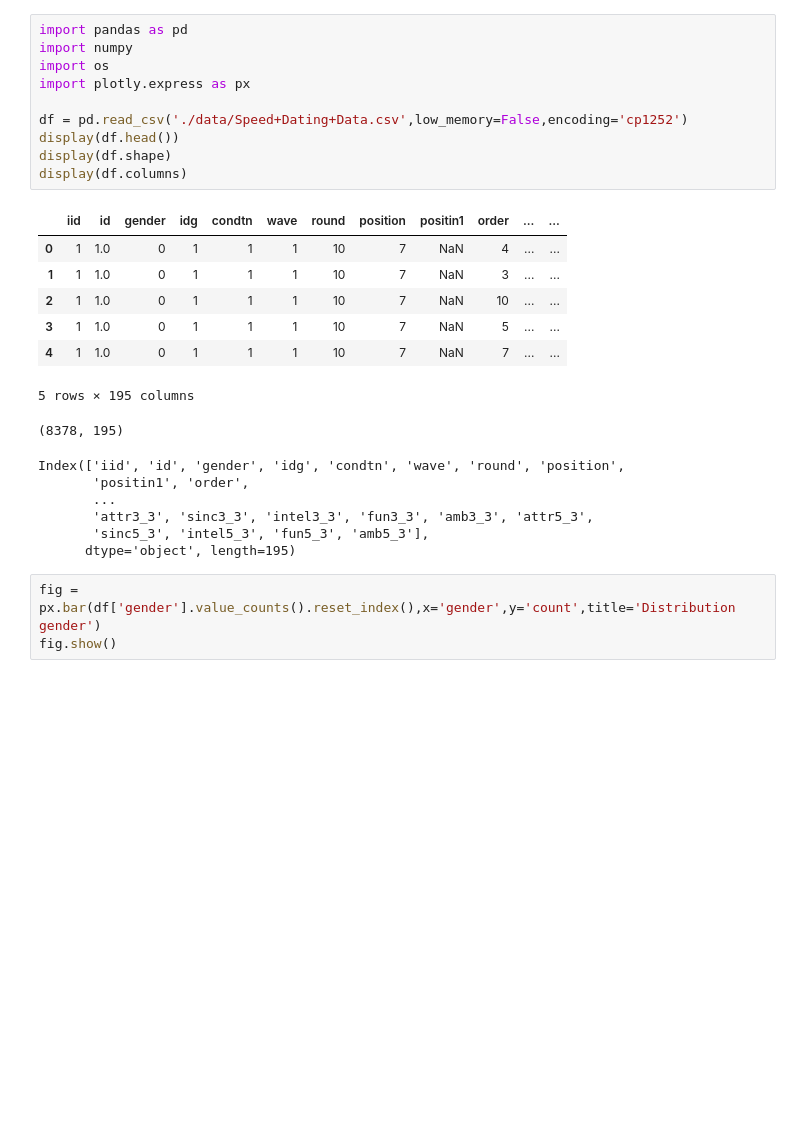
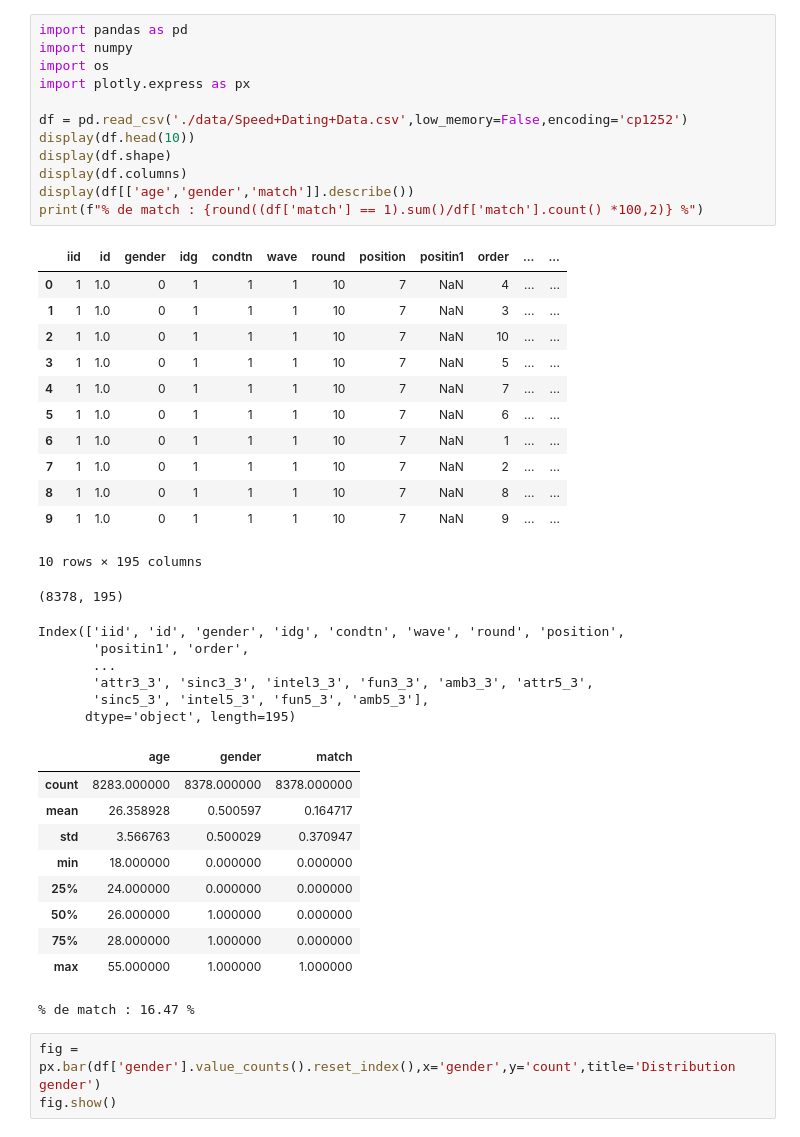
Before and after one commit to Martin691992/dsfs-od-11, a Jupyter notebook: exploratory_data_analysis/explore.ipynb, the cells around one changed output. Cells and saved outputs as stored; diff of their text form; blank space fills up the shorter version.

```diff
--- a/exploratory_data_analysis/explore.ipynb
+++ b/exploratory_data_analysis/explore.ipynb
@@ -1,21 +1,28 @@
 # %%
 import pandas as pd
 import numpy
 import os
 import plotly.express as px
 
 df = pd.read_csv('./data/Speed+Dating+Data.csv',low_memory=False,encoding='cp1252')
-display(df.head())
+display(df.head(10))
 display(df.shape)
 display(df.columns)
+display(df[['age','gender','match']].describe())
+print(f"% de match : {round((df['match'] == 1).sum()/df['match'].count() *100,2)} %")
 # %% [output]
 |  | iid | id | gender | idg | condtn | wave | round | position | positin1 | order | ... | ... |
 | 0 | 1 | 1.0 | 0 | 1 | 1 | 1 | 10 | 7 | NaN | 4 | ... | ... |
 | 1 | 1 | 1.0 | 0 | 1 | 1 | 1 | 10 | 7 | NaN | 3 | ... | ... |
 | 2 | 1 | 1.0 | 0 | 1 | 1 | 1 | 10 | 7 | NaN | 10 | ... | ... |
 | 3 | 1 | 1.0 | 0 | 1 | 1 | 1 | 10 | 7 | NaN | 5 | ... | ... |
 | 4 | 1 | 1.0 | 0 | 1 | 1 | 1 | 10 | 7 | NaN | 7 | ... | ... |
+| 5 | 1 | 1.0 | 0 | 1 | 1 | 1 | 10 | 7 | NaN | 6 | ... | ... |
+| 6 | 1 | 1.0 | 0 | 1 | 1 | 1 | 10 | 7 | NaN | 1 | ... | ... |
+| 7 | 1 | 1.0 | 0 | 1 | 1 | 1 | 10 | 7 | NaN | 2 | ... | ... |
+| 8 | 1 | 1.0 | 0 | 1 | 1 | 1 | 10 | 7 | NaN | 8 | ... | ... |
+| 9 | 1 | 1.0 | 0 | 1 | 1 | 1 | 10 | 7 | NaN | 9 | ... | ... |
-5 rows × 195 columns
+10 rows × 195 columns
 (8378, 195)
 Index(['iid', 'id', 'gender', 'idg', 'condtn', 'wave', 'round', 'position',
        'positin1', 'order',
@@ -23,6 +30,16 @@ Index(['iid', 'id', 'gender', 'idg', 'condtn', 'wave', 'round', 'position',
        'attr3_3', 'sinc3_3', 'intel3_3', 'fun3_3', 'amb3_3', 'attr5_3',
        'sinc5_3', 'intel5_3', 'fun5_3', 'amb5_3'],
       dtype='object', length=195)
+|  | age | gender | match |
+| count | 8283.000000 | 8378.000000 | 8378.000000 |
+| mean | 26.358928 | 0.500597 | 0.164717 |
+| std | 3.566763 | 0.500029 | 0.370947 |
+| min | 18.000000 | 0.000000 | 0.000000 |
+| 25% | 24.000000 | 0.000000 | 0.000000 |
+| 50% | 26.000000 | 1.000000 | 0.000000 |
+| 75% | 28.000000 | 1.000000 | 0.000000 |
+| max | 55.000000 | 1.000000 | 1.000000 |
+% de match : 16.47 %
 # %%
 fig = px.bar(df['gender'].value_counts().reset_index(),x='gender',y='count',title='Distribution gender')
 fig.show()
```
Also changed, not shown: parts of 7 cells of this notebook.
